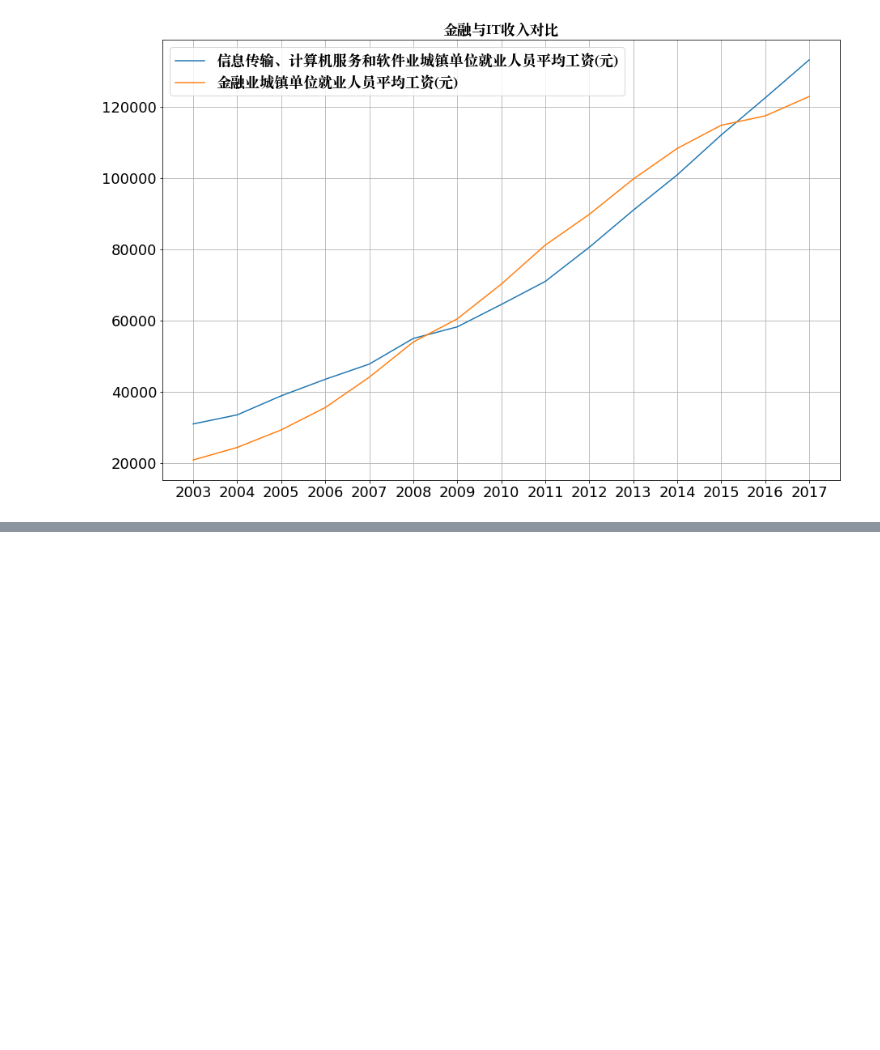
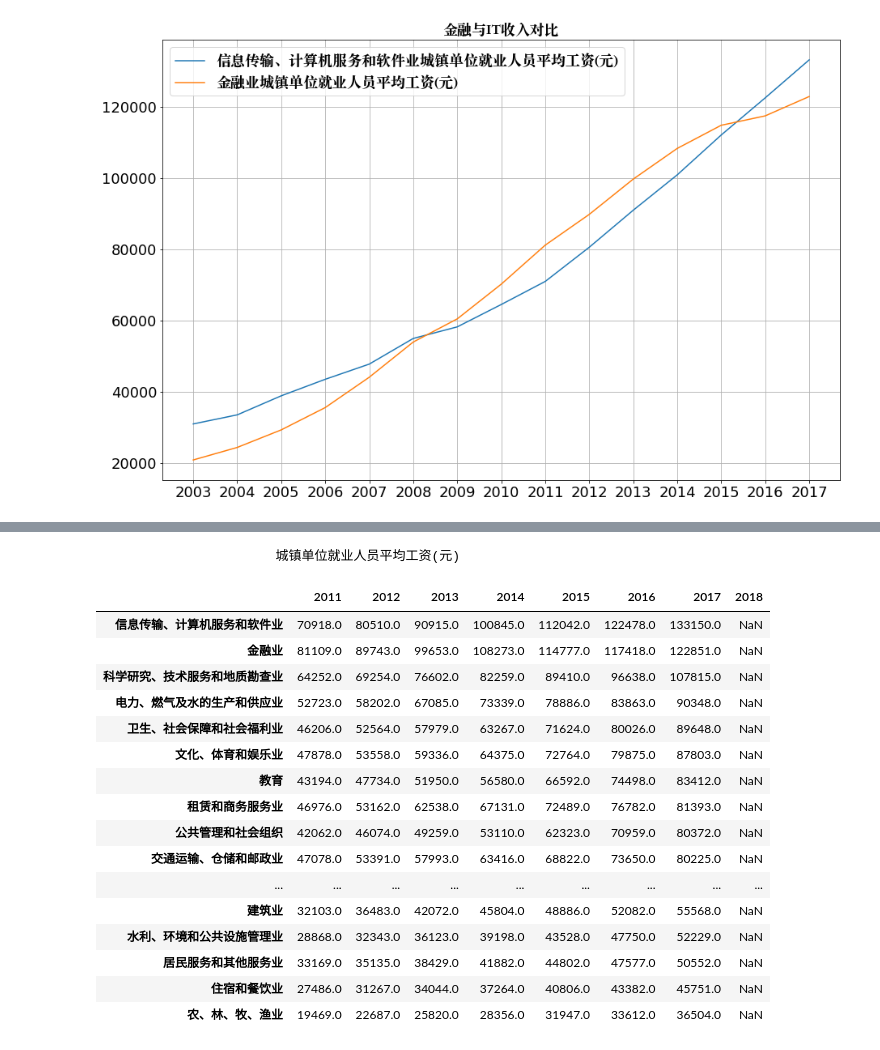
Before and after one commit to naoko821/LianjiaSpider, a Jupyter notebook: 收入与房价对比.ipynb, the cells around one changed output, grey strips where cells are left out. Drawn from its saved outputs; the diff is of its cells as text; code cells hidden in the pictures; blank space fills up the shorter version.

```diff
--- a/收入与房价对比.ipynb
+++ b/收入与房价对比.ipynb
@@ -120,3 +120,29 @@ rise.loc[rise.index >='2004',prior_cols]
 | 2016 | 8.9% | 9.3% | 2.3% | 11.7% | 7.5% | ... |
 | 2017 | 10.0% | 8.7% | 4.6% | 12.0% | 8.4% | ... |
 | 2018 | 11.0% | nan% | nan% | nan% | nan% | ... |
+# %%
+income_t = income.loc[income.index>='2011']
+income_t = income_t.transpose()
+print(" "*22,'城镇单位就业人员平均工资(元)')
+income_t.index = [x[:x.find('城镇单位就业人员平均工资(元)')] for x in income_t.index]
+income_t.index = ["全行业" if x == "" else x for x in income_t.index]
+income_t.sort_values('2017', ascending = False)
+# %% [output]
+                       城镇单位就业人员平均工资(元)
+|  | 2011 | 2012 | 2013 | 2014 | 2015 | 2016 | 2017 | 2018 |
+| 信息传输、计算机服务和软件业 | 70918.0 | 80510.0 | 90915.0 | 100845.0 | 112042.0 | 122478.0 | 133150.0 | NaN |
+| 金融业 | 81109.0 | 89743.0 | 99653.0 | 108273.0 | 114777.0 | 117418.0 | 122851.0 | NaN |
+| 科学研究、技术服务和地质勘查业 | 64252.0 | 69254.0 | 76602.0 | 82259.0 | 89410.0 | 96638.0 | 107815.0 | NaN |
+| 电力、燃气及水的生产和供应业 | 52723.0 | 58202.0 | 67085.0 | 73339.0 | 78886.0 | 83863.0 | 90348.0 | NaN |
+| 卫生、社会保障和社会福利业 | 46206.0 | 52564.0 | 57979.0 | 63267.0 | 71624.0 | 80026.0 | 89648.0 | NaN |
+| 文化、体育和娱乐业 | 47878.0 | 53558.0 | 59336.0 | 64375.0 | 72764.0 | 79875.0 | 87803.0 | NaN |
+| 教育 | 43194.0 | 47734.0 | 51950.0 | 56580.0 | 66592.0 | 74498.0 | 83412.0 | NaN |
+| 租赁和商务服务业 | 46976.0 | 53162.0 | 62538.0 | 67131.0 | 72489.0 | 76782.0 | 81393.0 | NaN |
+| 公共管理和社会组织 | 42062.0 | 46074.0 | 49259.0 | 53110.0 | 62323.0 | 70959.0 | 80372.0 | NaN |
+| 交通运输、仓储和邮政业 | 47078.0 | 53391.0 | 57993.0 | 63416.0 | 68822.0 | 73650.0 | 80225.0 | NaN |
+| ... | ... | ... | ... | ... | ... | ... | ... | ... |
+| 建筑业 | 32103.0 | 36483.0 | 42072.0 | 45804.0 | 48886.0 | 52082.0 | 55568.0 | NaN |
+| 水利、环境和公共设施管理业 | 28868.0 | 32343.0 | 36123.0 | 39198.0 | 43528.0 | 47750.0 | 52229.0 | NaN |
+| 居民服务和其他服务业 | 33169.0 | 35135.0 | 38429.0 | 41882.0 | 44802.0 | 47577.0 | 50552.0 | NaN |
+| 住宿和餐饮业 | 27486.0 | 31267.0 | 34044.0 | 37264.0 | 40806.0 | 43382.0 | 45751.0 | NaN |
+| 农、林、牧、渔业 | 19469.0 | 22687.0 | 25820.0 | 28356.0 | 31947.0 | 33612.0 | 36504.0 | NaN |
```
Also changed, not shown: parts of 1 cell of this notebook.
